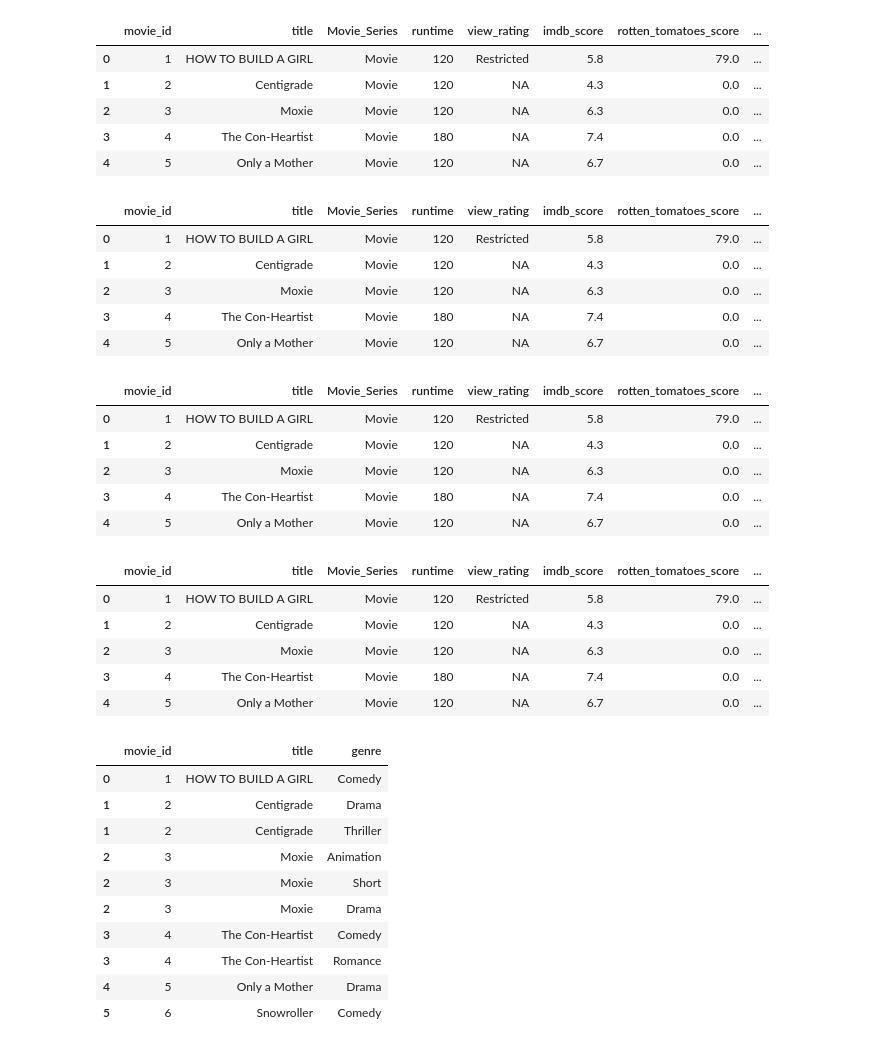
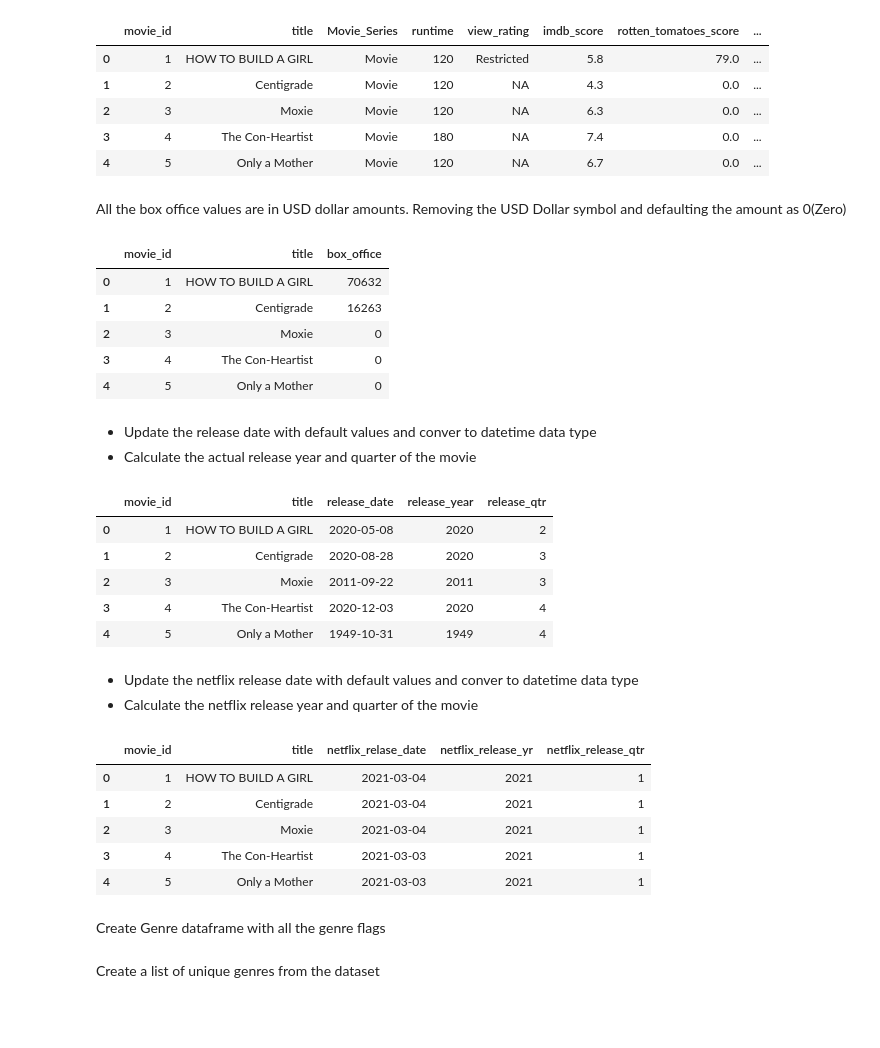
Before and after one commit to sowmyk92/flight, a Jupyter notebook: case/start.ipynb, the cells around one changed output. Cells and saved outputs as stored; diff of their text form; code cells hidden in the pictures; blank space fills up the shorter version.

```diff
--- a/case/start.ipynb
+++ b/case/start.ipynb
@@ -81,39 +85,46 @@ movies_df.head()
 | 2 | 3 | Moxie | Movie | 120 | NA | 6.3 | 0.0 | ... |
 | 3 | 4 | The Con-Heartist | Movie | 180 | NA | 7.4 | 0.0 | ... |
 | 4 | 5 | Only a Mother | Movie | 120 | NA | 6.7 | 0.0 | ... |
+# %% [markdown]
+All the box office values are in USD dollar amounts.
+Removing the USD Dollar symbol and defaulting the amount as 0(Zero)
 # %%
-#movies_df['box_office'] = movies_df['box_office'].str.replace("$","")
-#movies_df['box_office'] = movies_df['box_office'].str.replace(",","")
-#movies_df['box_office'] = movies_df['box_office'].fillna('0')
-
 movies_df['box_office'] = movies_df['box_office'].str.strip("$")
 movies_df['box_office'] = movies_df['box_office'].str.replace(",","")
 movies_df['box_office'] = movies_df['box_office'].fillna('0')
 movies_df['box_office'].astype('int64')
-movies_df.head()
+movies_df[['movie_id', 'title','box_office']].head()
 # %% [output]
-|  | movie_id | title | Movie_Series | runtime | view_rating | imdb_score | rotten_tomatoes_score | ... |
-| 0 | 1 | HOW TO BUILD A GIRL | Movie | 120 | Restricted | 5.8 | 79.0 | ... |
-| 1 | 2 | Centigrade | Movie | 120 | NA | 4.3 | 0.0 | ... |
-| 2 | 3 | Moxie | Movie | 120 | NA | 6.3 | 0.0 | ... |
-| 3 | 4 | The Con-Heartist | Movie | 180 | NA | 7.4 | 0.0 | ... |
-| 4 | 5 | Only a Mother | Movie | 120 | NA | 6.7 | 0.0 | ... |
+|  | movie_id | title | box_office |
+| 0 | 1 | HOW TO BUILD A GIRL | 70632 |
+| 1 | 2 | Centigrade | 16263 |
+| 2 | 3 | Moxie | 0 |
+| 3 | 4 | The Con-Heartist | 0 |
+| 4 | 5 | Only a Mother | 0 |
+# %% [markdown]
+* Update the release date with default values and conver to datetime data type
+* Calculate the actual release year and quarter of the movie
 # %%
 movies_df['release_date']  = pd.to_datetime(movies_df['release_date'])
 movies_df['release_date']  = movies_df['release_date'].fillna(pd.to_datetime("2099-12-31"))
 
 release_yr = movies_df['release_date'].dt.year
 release_qtr = movies_df['release_date'].dt.quarter
+
 movies_df.insert(11,"release_year",release_yr)
 movies_df.insert(12,"release_qtr",release_qtr)
-movies_df.head()
+
+movies_df[['movie_id','title','release_date','release_year','release_qtr']].head()
 # %% [output]
-|  | movie_id | title | Movie_Series | runtime | view_rating | imdb_score | rotten_tomatoes_score | ... |
-| 0 | 1 | HOW TO BUILD A GIRL | Movie | 120 | Restricted | 5.8 | 79.0 | ... |
-| 1 | 2 | Centigrade | Movie | 120 | NA | 4.3 | 0.0 | ... |
-| 2 | 3 | Moxie | Movie | 120 | NA | 6.3 | 0.0 | ... |
-| 3 | 4 | The Con-Heartist | Movie | 180 | NA | 7.4 | 0.0 | ... |
-| 4 | 5 | Only a Mother | Movie | 120 | NA | 6.7 | 0.0 | ... |
+|  | movie_id | title | release_date | release_year | release_qtr |
+| 0 | 1 | HOW TO BUILD A GIRL | 2020-05-08 | 2020 | 2 |
+| 1 | 2 | Centigrade | 2020-08-28 | 2020 | 3 |
+| 2 | 3 | Moxie | 2011-09-22 | 2011 | 3 |
+| 3 | 4 | The Con-Heartist | 2020-12-03 | 2020 | 4 |
+| 4 | 5 | Only a Mother | 1949-10-31 | 1949 | 4 |
+# %% [markdown]
+* Update the netflix release date with default values and conver to datetime data type
+* Calculate the netflix release year and quarter of the movie
 # %%
 movies_df['netflix_relase_date'] = pd.to_datetime(movies_df['netflix_relase_date'])
 
@@ -123,12 +134,16 @@ nt_release_qtr = movies_df['netflix_relase_date'].dt.quarter
 movies_df.insert(14,"netflix_release_yr",nt_release_yr)
 movies_df.insert(15,"netflix_release_qtr",nt_release_qtr)
 
-movies_df.head()
+movies_df[['movie_id','title','netflix_relase_date','netflix_release_yr','netflix_release_qtr']].head()
 # %% [output]
-|  | movie_id | title | Movie_Series | runtime | view_rating | imdb_score | rotten_tomatoes_score | ... |
-| 0 | 1 | HOW TO BUILD A GIRL | Movie | 120 | Restricted | 5.8 | 79.0 | ... |
-| 1 | 2 | Centigrade | Movie | 120 | NA | 4.3 | 0.0 | ... |
-| 2 | 3 | Moxie | Movie | 120 | NA | 6.3 | 0.0 | ... |
-| 3 | 4 | The Con-Heartist | Movie | 180 | NA | 7.4 | 0.0 | ... |
-| 4 | 5 | Only a Mother | Movie | 120 | NA | 6.7 | 0.0 | ... |
+|  | movie_id | title | netflix_relase_date | netflix_release_yr | netflix_release_qtr |
+| 0 | 1 | HOW TO BUILD A GIRL | 2021-03-04 | 2021 | 1 |
+| 1 | 2 | Centigrade | 2021-03-04 | 2021 | 1 |
+| 2 | 3 | Moxie | 2021-03-04 | 2021 | 1 |
+| 3 | 4 | The Con-Heartist | 2021-03-03 | 2021 | 1 |
+| 4 | 5 | Only a Mother | 2021-03-03 | 2021 | 1 |
+# %% [markdown]
+Create Genre dataframe with all the genre flags
+# %% [markdown]
+Create a list of unique genres from the dataset
 # %%
@@ -151,16 +158,0 @@ movies = movies.fillna({'genre':'NA', 'tags':'NA','languages':'NA' ,'production_
-# %%
-movie_genre = movies['genre'].str.split(",",expand =True).stack().reset_index(drop=True, level =1).rename('genre')
-movies_genre_df = movies[['movie_id','title']].join(movie_genre)
-movies_genre_df.head(10)
-# %% [output]
-|  | movie_id | title | genre |
-| 0 | 1 | HOW TO BUILD A GIRL | Comedy |
-| 1 | 2 | Centigrade | Drama |
-| 1 | 2 | Centigrade | Thriller |
-| 2 | 3 | Moxie | Animation |
-| 2 | 3 | Moxie | Short |
-| 2 | 3 | Moxie | Drama |
-| 3 | 4 | The Con-Heartist | Comedy |
-| 3 | 4 | The Con-Heartist | Romance |
-| 4 | 5 | Only a Mother | Drama |
-| 5 | 6 | Snowroller | Comedy |
```
Also changed, not shown: parts of 20 cells of this notebook.
